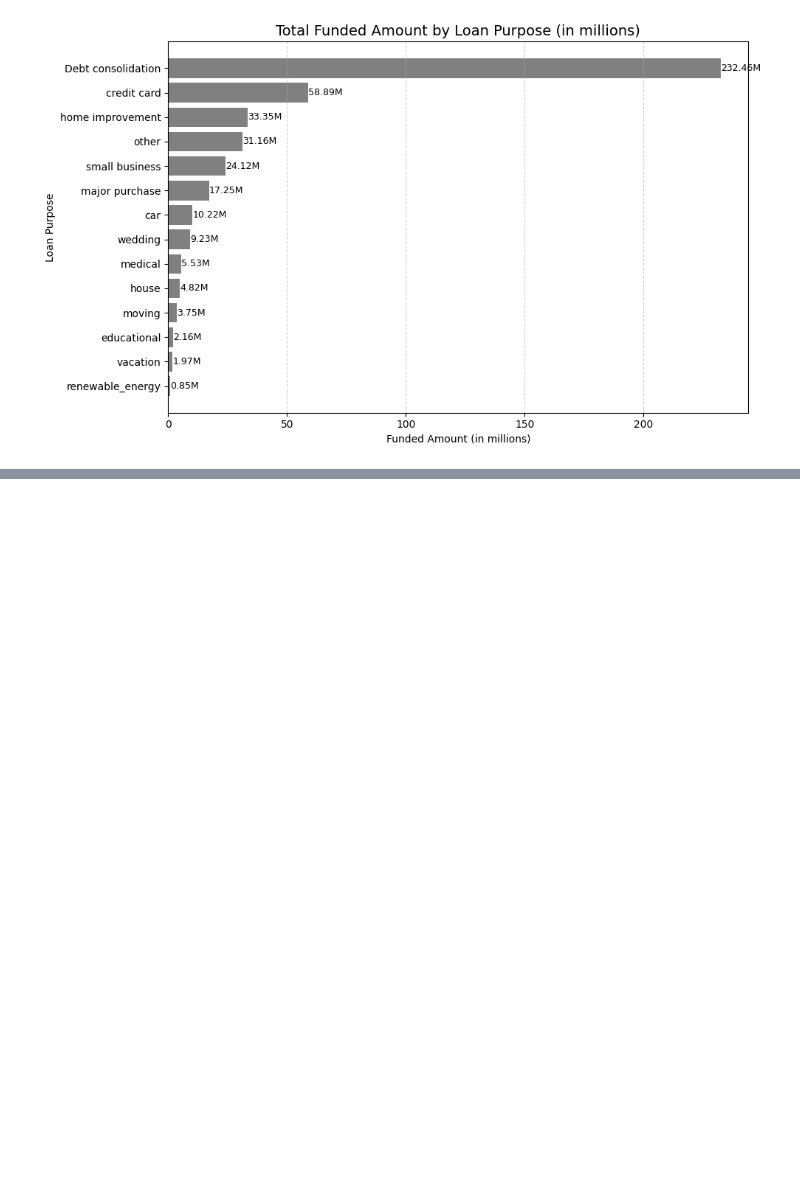
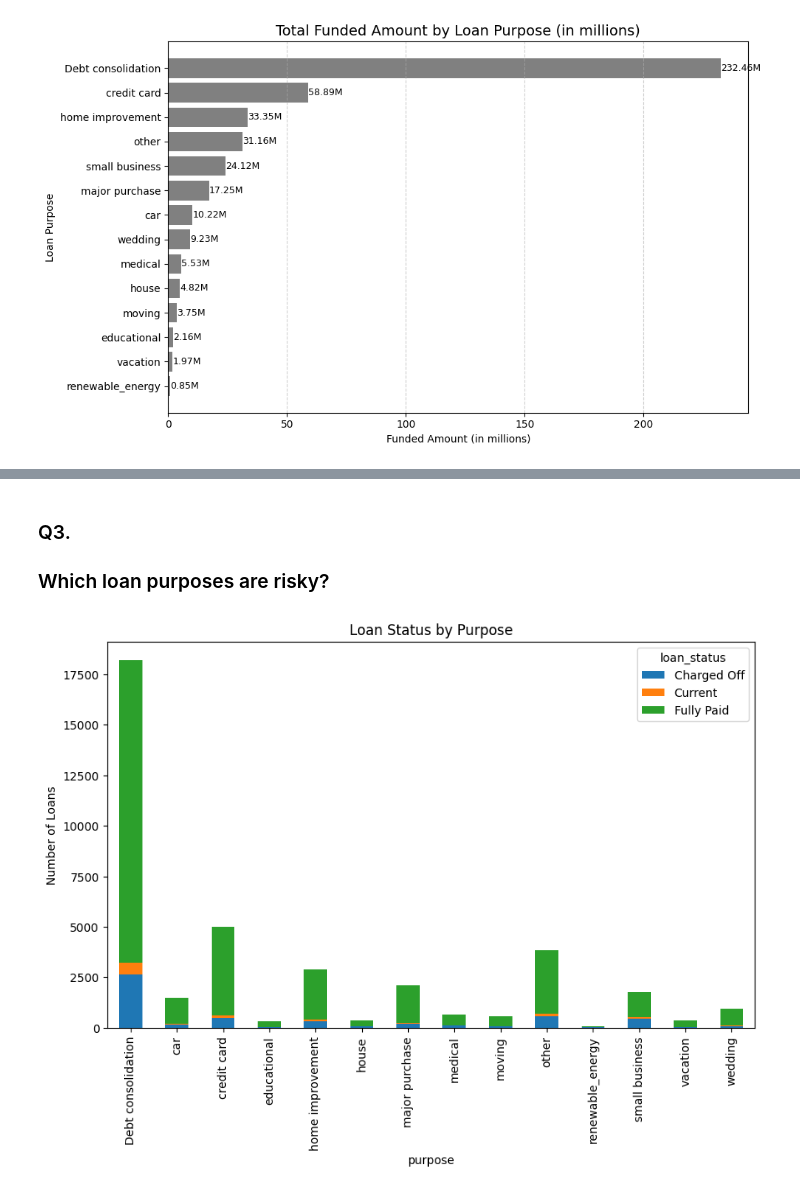
Before and after one commit to imaliakarim/Bank-Loan-Analysis, a Jupyter notebook: bankanalysis.ipynb, the cells around one changed output, grey strips where cells are left out. Cells and saved outputs as stored; diff of their text form; code cells hidden in the pictures; blank space fills up the shorter version.

```diff
--- a/bankanalysis.ipynb
+++ b/bankanalysis.ipynb
@@ -282,0 +322,14 @@ plt.show()
+# %% [markdown]
+### Q3.
+### Which loan purposes are risky?
+# %%
+#Identifies high-risk loan categories.
+purpose_default = pd.crosstab(df['purpose'], df['loan_status'])
+
+purpose_default.plot(kind='bar', stacked=True, figsize=(10,6))
+
+plt.title("Loan Status by Purpose")
+plt.ylabel("Number of Loans")
+plt.show()
+# %% [output]
+[figure, added]
```
Also changed, not shown: parts of 10 cells of this notebook.
